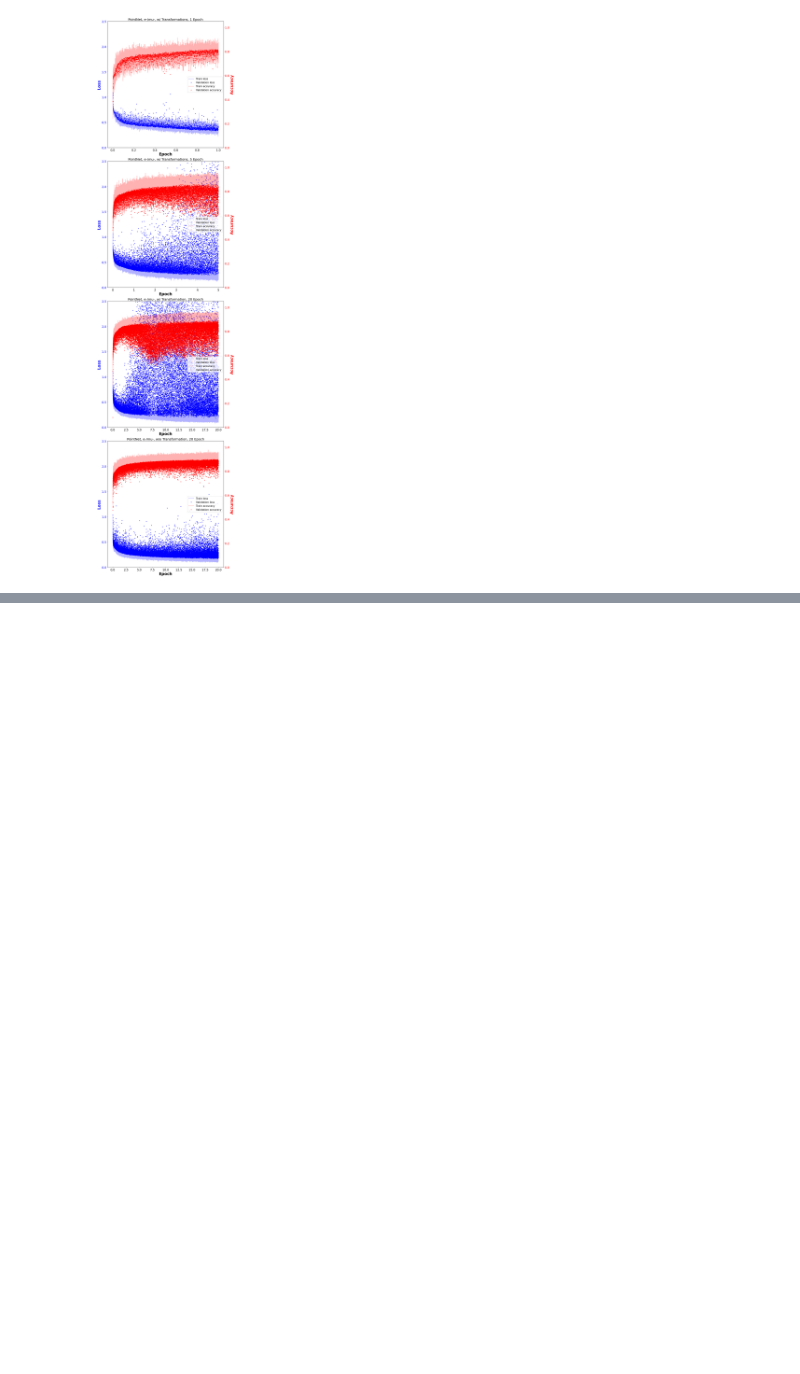
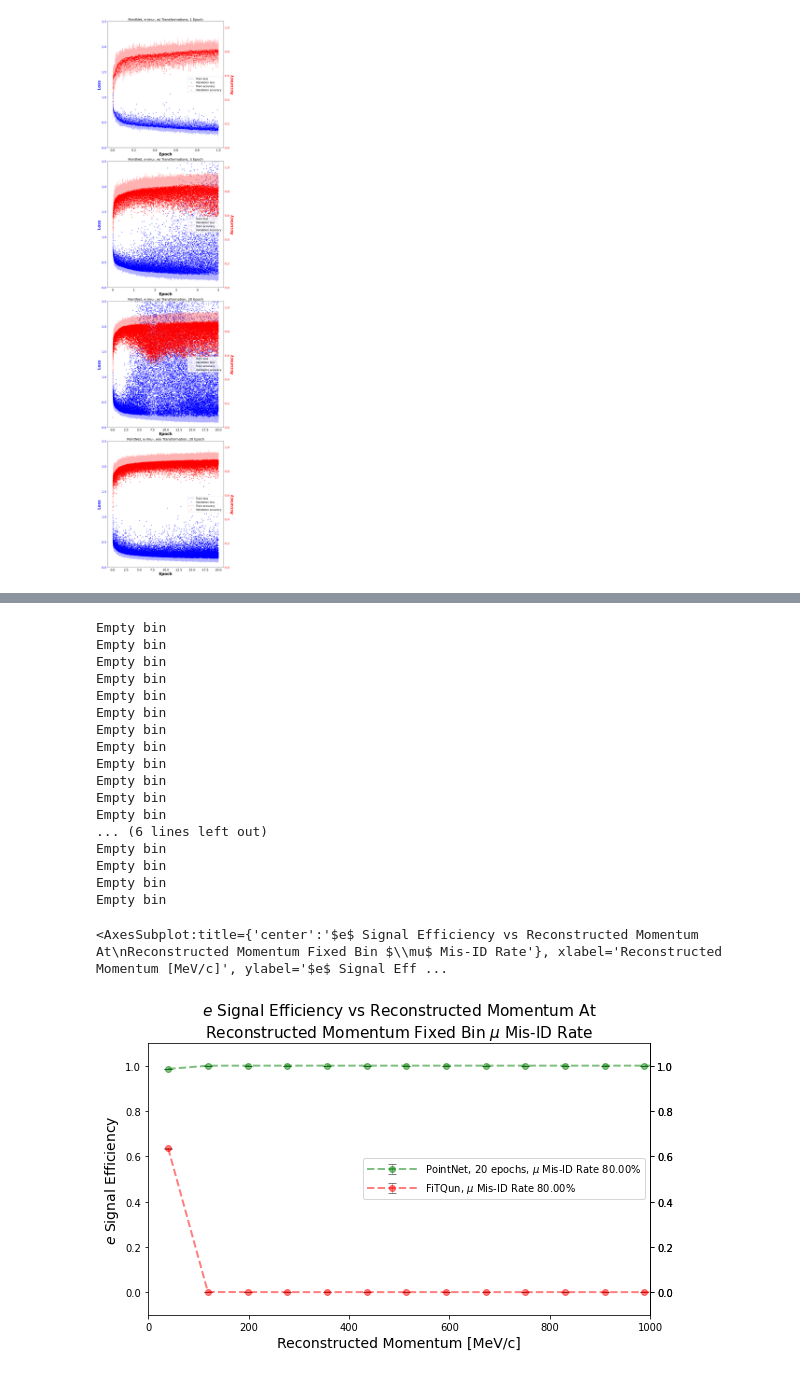
Before and after one commit to Joanna-Gao/WatChMaL_analysis, a Jupyter notebook: pointnet/short_tank_pointnet_tts_var.ipynb, the cells around one changed output, grey strips where cells are left out. Cells and saved outputs as stored; diff of their text form; code cells hidden in the pictures; blank space fills up the shorter version.

Commit message:
Some further changes for plotting fitqun and ML performance comparisons

```diff
--- a/pointnet/short_tank_pointnet_tts_var.ipynb
+++ b/pointnet/short_tank_pointnet_tts_var.ipynb
@@ -137,0 +137,10 @@ figs = multi_plot_roc(fprs, tprs, thrs, "$e$", "$\mu$",
+# %%
+fq_mom      = fitqun_file['fq_mom']
+fq_scores   = fitqun_file['fq_scores']
+fq_labels   = fitqun_file['fq_labels']
+scores_list = [cut_output_softmax[0][:,1]/(cut_output_softmax[0][:,0]+cut_output_softmax[0][:,1]),  # pointnet scores
+               fq_scores[:,1]]
+labels_list = [cut_actual_labels[0], fq_labels]
+names       = ['PointNet, 20 epochs', 'FiTQun']
+colors      = ['g', 'r']
+fpr_rate    = 0.8
@@ -137,0 +193,35 @@ figs = multi_plot_roc(fprs, tprs, thrs, "$e$", "$\mu$",
+# %%
+plot_momentum_binned_performance(reconstructed_momentum = fq_mom,
+                                 scores_list            = scores_list,
+                                 labels_list            = labels_list,
+                                 fpr_fixed_point        = fpr_rate,
+                                 index_dict             = label_dict,
+                                 recons_mom_bin_size    = 50,
+                                 plot_bins              = 50,
+                                 title_note             = '',
+                                 yrange                 = [-0.1, 1.1],
+                                 xrange                 = [0, 1000],
+                                 names                  = names,
+                                 colors                 = colors,
+                                 desired_labels=['$e$','$\mu$']
+                                )
+# %% [output]
+Empty bin
+Empty bin
+Empty bin
+Empty bin
+Empty bin
+Empty bin
+Empty bin
+Empty bin
+Empty bin
+Empty bin
+Empty bin
+Empty bin
+... (6 lines left out)
+Empty bin
+Empty bin
+Empty bin
+Empty bin
+<AxesSubplot:title={'center':'$e$ Signal Efficiency vs Reconstructed Momentum At\nReconstructed Momentum Fixed Bin $\\mu$ Mis-ID Rate'}, xlabel='Reconstructed Momentum [MeV/c]', ylabel='$e$ Signal Eff ...
+[figure, added]
```
Also changed, not shown: parts of 27 cells of this notebook, 3 other files.
